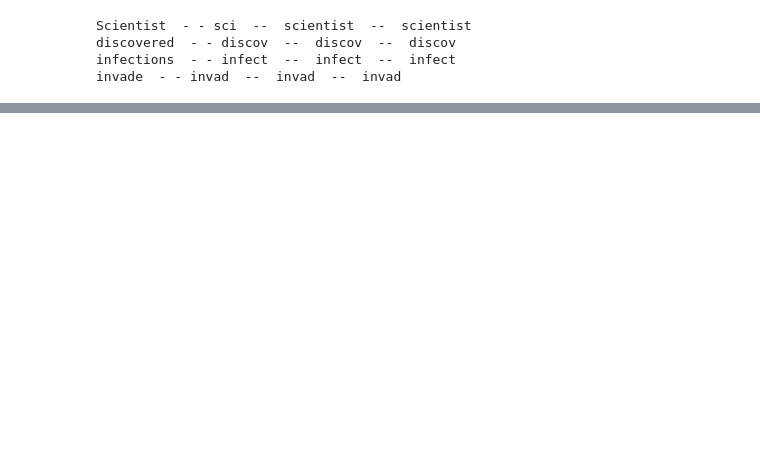
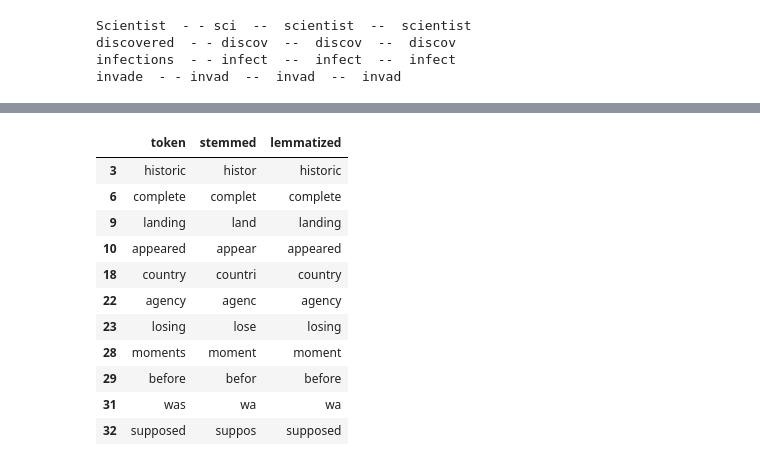
Before and after one commit to alextenche/ml, a Jupyter notebook: nlp_normalization.ipynb, the cells around one changed output, grey strips where cells are left out. Cells and saved outputs as stored; diff of their text form; code cells hidden in the pictures; blank space fills up the shorter version.

```diff
--- a/nlp_normalization.ipynb
+++ b/nlp_normalization.ipynb
@@ -162,0 +157,15 @@ df
+# %%
+df[(df.token != df.stemmed) | (df.token != df.lemmatized)]
+# %% [output]
+|  | token | stemmed | lemmatized |
+| 3 | historic | histor | historic |
+| 6 | complete | complet | complete |
+| 9 | landing | land | landing |
+| 10 | appeared | appear | appeared |
+| 18 | country | countri | country |
+| 22 | agency | agenc | agency |
+| 23 | losing | lose | losing |
+| 28 | moments | moment | moment |
+| 29 | before | befor | before |
+| 31 | was | wa | wa |
+| 32 | supposed | suppos | supposed |
```
Also changed, not shown: parts of 28 cells of this notebook.
